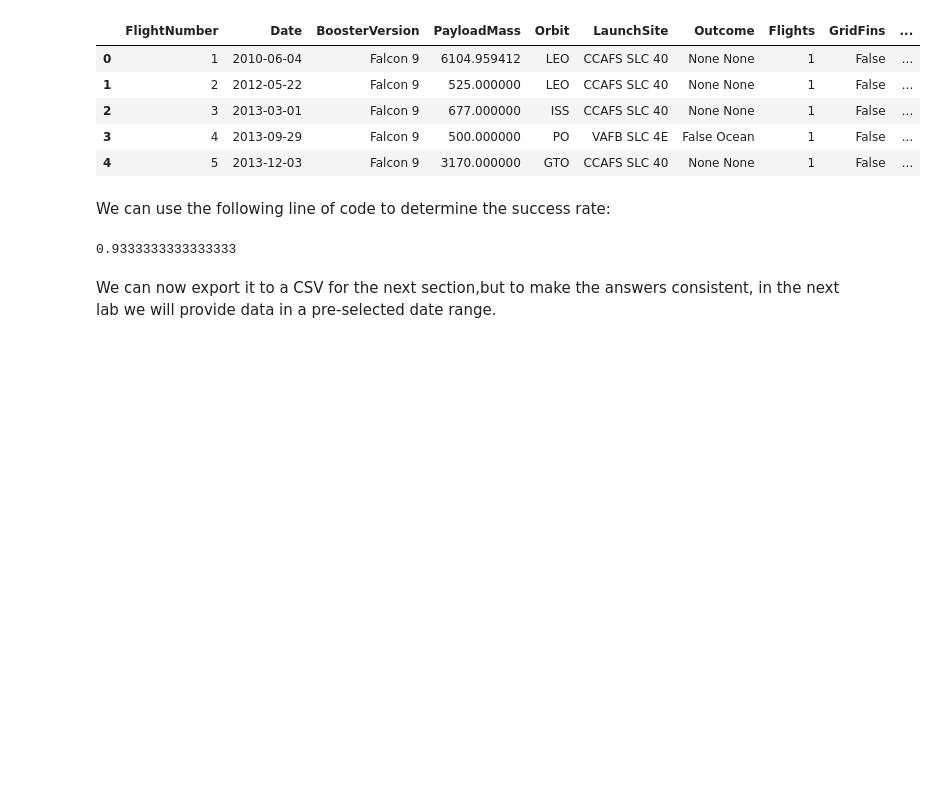
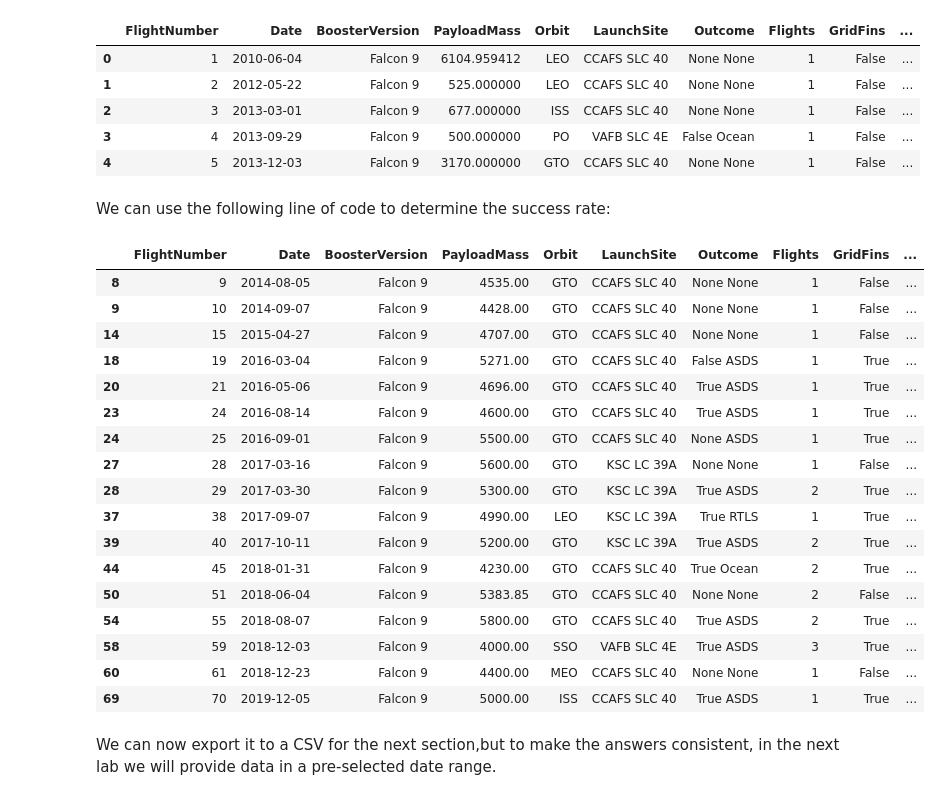
Before and after one commit to hieulam1312/Capstone-for-Data-Science, a Jupyter notebook: jupyter-labs-webscraping.ipynb, the cells around one changed output. Saved outputs shown, nothing was run; the diff lists cells and outputs as text; code cells hidden in the pictures; blank space fills up the shorter version.

```diff
--- a/jupyter-labs-webscraping.ipynb
+++ b/jupyter-labs-webscraping.ipynb
@@ -258,10 +258,27 @@ df.head(5)
 | 4 | 5 | 2013-12-03 | Falcon 9 | 3170.000000 | GTO | CCAFS SLC 40 | None None | 1 | False | ... |
 # %% [markdown]
 We can use the following line of code to determine  the success rate:
-# %%
-df["Class"].mean()
-# %% [output]
-0.9333333333333333
+# %%
+df[(df['PayloadMass']>=4000) & (df['PayloadMass']<=6000)]
+# %% [output]
+|  | FlightNumber | Date | BoosterVersion | PayloadMass | Orbit | LaunchSite | Outcome | Flights | GridFins | ... |
+| 8 | 9 | 2014-08-05 | Falcon 9 | 4535.00 | GTO | CCAFS SLC 40 | None None | 1 | False | ... |
+| 9 | 10 | 2014-09-07 | Falcon 9 | 4428.00 | GTO | CCAFS SLC 40 | None None | 1 | False | ... |
+| 14 | 15 | 2015-04-27 | Falcon 9 | 4707.00 | GTO | CCAFS SLC 40 | None None | 1 | False | ... |
+| 18 | 19 | 2016-03-04 | Falcon 9 | 5271.00 | GTO | CCAFS SLC 40 | False ASDS | 1 | True | ... |
+| 20 | 21 | 2016-05-06 | Falcon 9 | 4696.00 | GTO | CCAFS SLC 40 | True ASDS | 1 | True | ... |
+| 23 | 24 | 2016-08-14 | Falcon 9 | 4600.00 | GTO | CCAFS SLC 40 | True ASDS | 1 | True | ... |
+| 24 | 25 | 2016-09-01 | Falcon 9 | 5500.00 | GTO | CCAFS SLC 40 | None ASDS | 1 | True | ... |
+| 27 | 28 | 2017-03-16 | Falcon 9 | 5600.00 | GTO | KSC LC 39A | None None | 1 | False | ... |
+| 28 | 29 | 2017-03-30 | Falcon 9 | 5300.00 | GTO | KSC LC 39A | True ASDS | 2 | True | ... |
+| 37 | 38 | 2017-09-07 | Falcon 9 | 4990.00 | LEO | KSC LC 39A | True RTLS | 1 | True | ... |
+| 39 | 40 | 2017-10-11 | Falcon 9 | 5200.00 | GTO | KSC LC 39A | True ASDS | 2 | True | ... |
+| 44 | 45 | 2018-01-31 | Falcon 9 | 4230.00 | GTO | CCAFS SLC 40 | True Ocean | 2 | True | ... |
+| 50 | 51 | 2018-06-04 | Falcon 9 | 5383.85 | GTO | CCAFS SLC 40 | None None | 2 | False | ... |
+| 54 | 55 | 2018-08-07 | Falcon 9 | 5800.00 | GTO | CCAFS SLC 40 | True ASDS | 2 | True | ... |
+| 58 | 59 | 2018-12-03 | Falcon 9 | 4000.00 | SSO | VAFB SLC 4E | True ASDS | 3 | True | ... |
+| 60 | 61 | 2018-12-23 | Falcon 9 | 4400.00 | MEO | CCAFS SLC 40 | None None | 1 | False | ... |
+| 69 | 70 | 2019-12-05 | Falcon 9 | 5000.00 | ISS | CCAFS SLC 40 | True ASDS | 1 | True | ... |
 # %% [markdown]
 We can now export it to a CSV for the next section,but to make the answers consistent, in the next lab we will provide data in a pre-selected date range.
 # %% [markdown]
```
Also changed, not shown: parts of 3 cells of this notebook.
